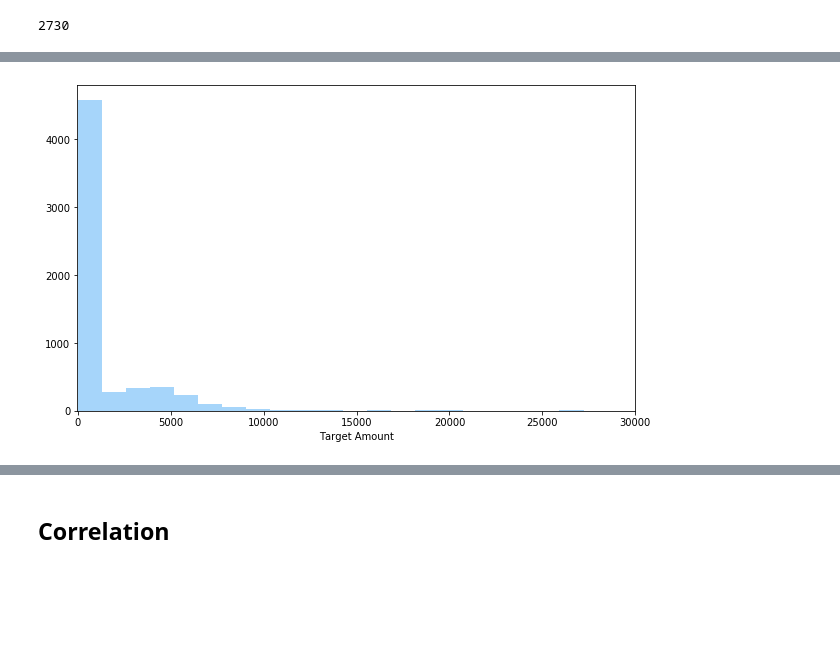
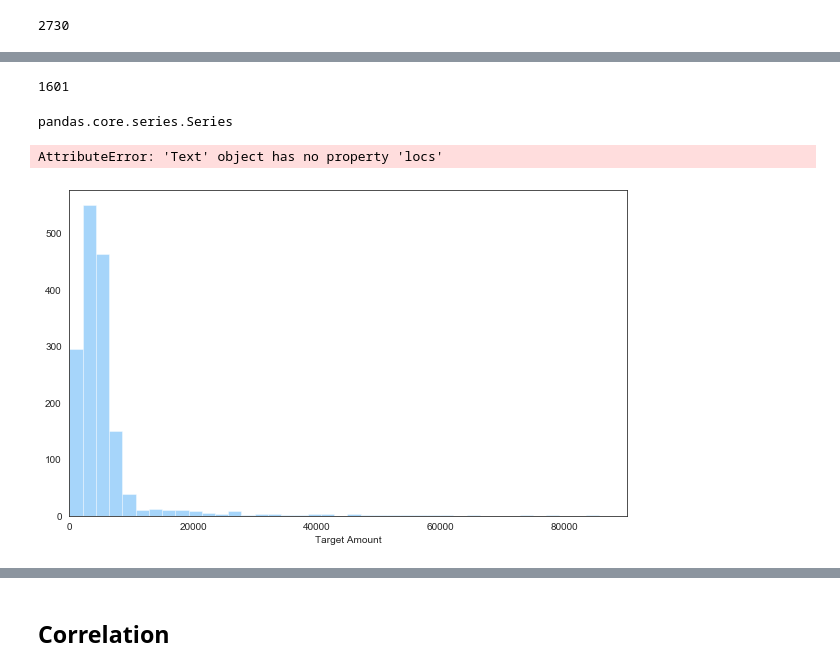
Before and after one commit to nzauner/Auto_Insurance, a Jupyter notebook: notebooks/graph.ipynb, the cells around one changed output, grey strips where cells are left out. Cells and saved outputs as stored; diff of their text form; code cells hidden in the pictures; blank space fills up the shorter version.

```diff
--- a/notebooks/graph.ipynb
+++ b/notebooks/graph.ipynb
@@ -73,0 +94,2 @@ Name: TARGET_AMT, Length: 1485, dtype: bool
+# %%
+tgt_amt = auto_df.loc[auto_df['TARGET_AMT'] > 0 ]
@@ -74,12 +116,21 @@ Name: TARGET_AMT, Length: 1485, dtype: bool
+# %%
+tgt_amt.TARGET_AMT.value_counts().sum()
+# %% [output]
+1601
+# %%
+type(auto_df['TARGET_AMT'])
+# %% [output]
+pandas.core.series.Series
 # %%
 plt.figure(figsize=(10, 6))
-sns.distplot(auto_df['TARGET_AMT'],bins=66, hist=True, kde=False, color='#2196f3')
+sns.distplot(tgt_amt['TARGET_AMT'], bins=40, hist=True, kde=False, color='#2196f3')
 plt.xlabel('Target Amount')
-plt.xlim(left=-20, right=30000)
-
+plt.xlim(left=-50, right=90000)
+plt.xticks(locs=-50)
 plt.show()
 # %% [output]
+AttributeError: 'Text' object has no property 'locs'
-[figure, old version]
+[figure, new version]
 # %%
 plt.figure(figsize=(10, 6))
 plt.hist(auto_df['AGE'], bins=33, ec='black', color='#2196f3')
```
Also changed, not shown: parts of 14 cells of this notebook.
